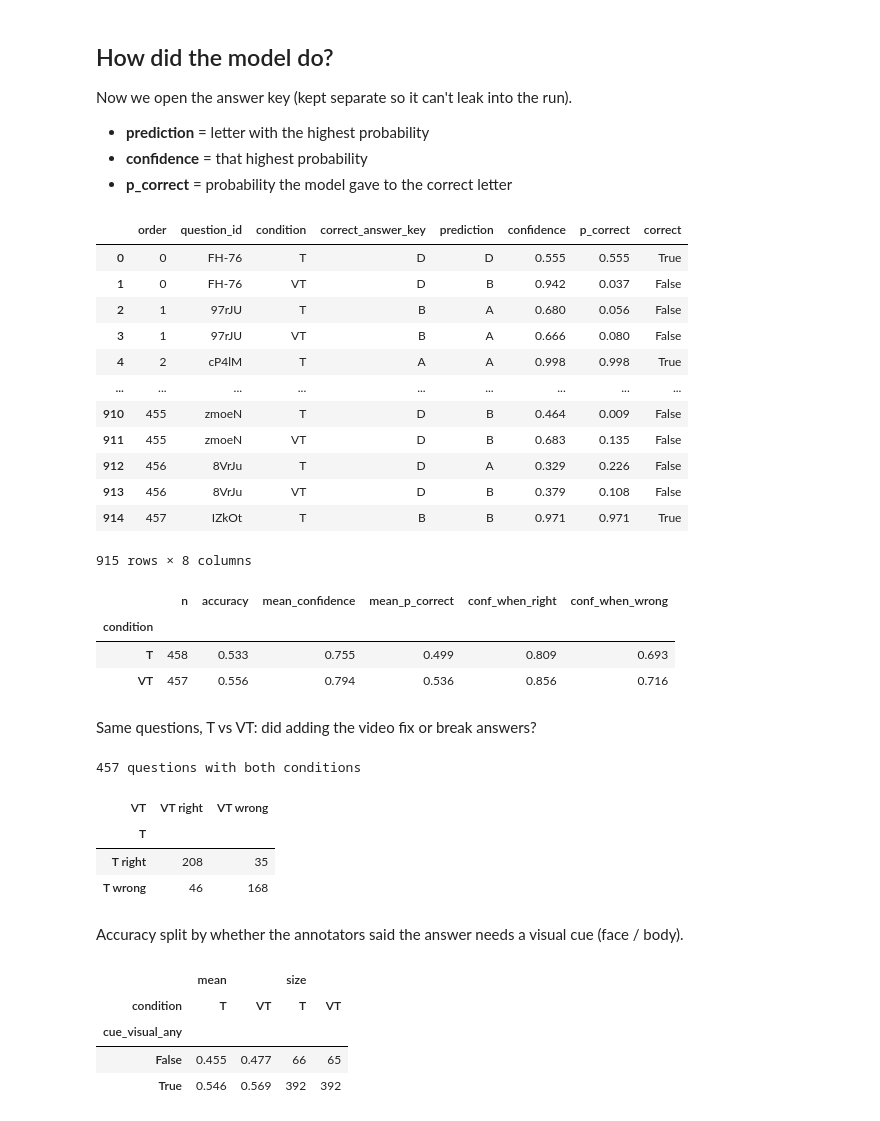
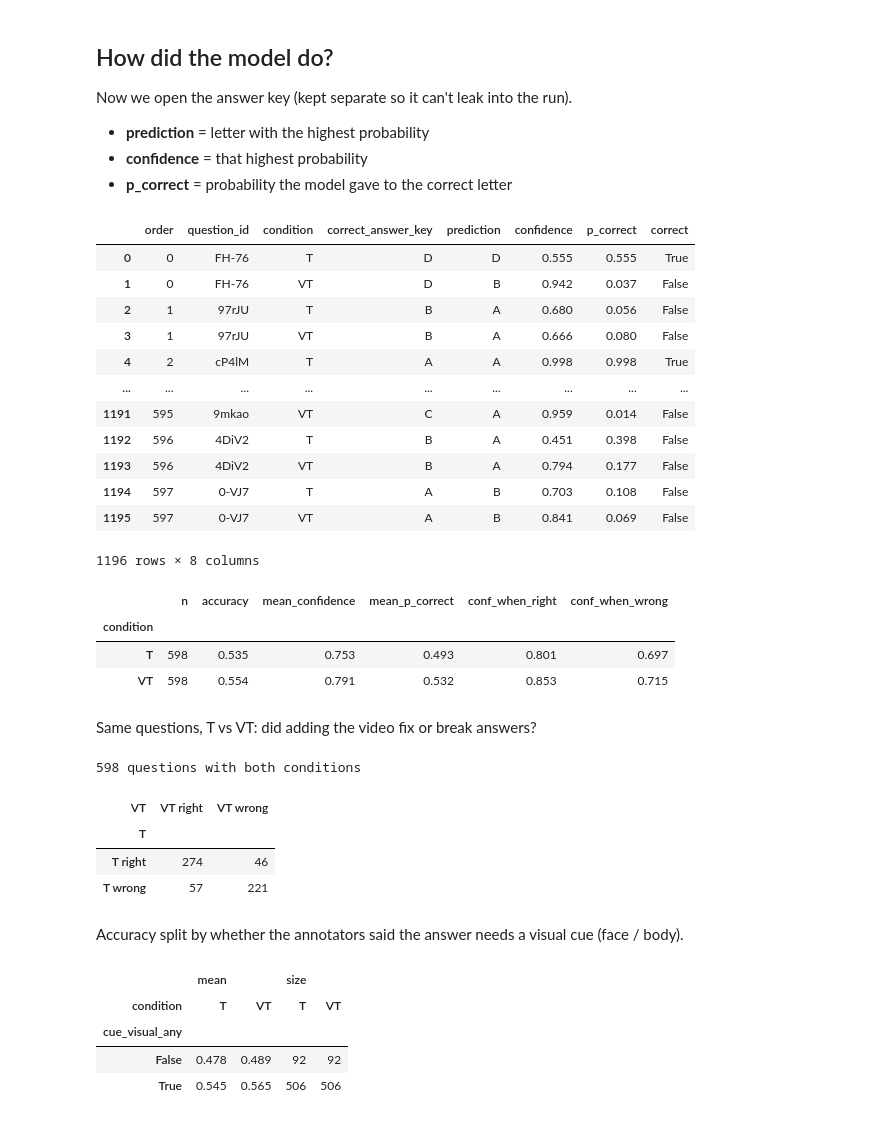
Before and after one commit to seriozh1/ai-alignment-demands-emotions, a Jupyter notebook: notebooks/04_run.ipynb, the cells around one changed output. Cells and saved outputs as stored; diff of their text form; code cells hidden in the pictures.

```diff
--- a/notebooks/04_run.ipynb
+++ b/notebooks/04_run.ipynb
@@ -143,31 +132,37 @@ Now we open the answer key (kept separate so it can't leak into the run).
 # %%
 import matplotlib.pyplot as plt
 from matplotlib.ticker import MaxNLocator
+
+FIGURES = ROOT / "outputs/figures"
+FIGURES.mkdir(exist_ok=True)
+COLORS = {"T": "tab:blue", "VT": "tab:orange"}
 
 keys = pd.read_parquet(ROOT / "data/processed/answer_keys.parquet")[["question_id", "correct_answer_key"]]
 cues = pd.read_parquet(ROOT / "data/processed/emotion_questions.parquet")[["question_id", "cue_visual_any"]]
 prob_cols = [f"prob_{L}" for L in qo.LETTERS]
 
-df = pd.read_json(OUT, lines=True).merge(keys, on="question_id").merge(cues, on="question_id")
+df = (pd.read_json(OUT, lines=True).drop_duplicates(["question_id", "condition"])
+      .merge(keys, on="question_id").merge(cues, on="question_id"))
+df = df[df.groupby("question_id").condition.transform("nunique") == 2]  # only questions with both T and VT
 df["prediction"] = df[prob_cols].idxmax(axis=1).str[-1]
 df["confidence"] = df[prob_cols].max(axis=1)
 df["p_correct"] = df.apply(lambda r: r[f"prob_{r.correct_answer_key}"], axis=1)
 df["correct"] = df["prediction"] == df["correct_answer_key"]
 df[["order", "question_id", "condition", "correct_answer_key", "prediction", "confidence", "p_correct", "correct"]].round(3)
 # %% [output]
 |  | order | question_id | condition | correct_answer_key | prediction | confidence | p_correct | correct |
 | 0 | 0 | FH-76 | T | D | D | 0.555 | 0.555 | True |
 | 1 | 0 | FH-76 | VT | D | B | 0.942 | 0.037 | False |
 | 2 | 1 | 97rJU | T | B | A | 0.680 | 0.056 | False |
 | 3 | 1 | 97rJU | VT | B | A | 0.666 | 0.080 | False |
 | 4 | 2 | cP4lM | T | A | A | 0.998 | 0.998 | True |
 | ... | ... | ... | ... | ... | ... | ... | ... | ... |
-| 910 | 455 | zmoeN | T | D | B | 0.464 | 0.009 | False |
-| 911 | 455 | zmoeN | VT | D | B | 0.683 | 0.135 | False |
-| 912 | 456 | 8VrJu | T | D | A | 0.329 | 0.226 | False |
-| 913 | 456 | 8VrJu | VT | D | B | 0.379 | 0.108 | False |
-| 914 | 457 | IZkOt | T | B | B | 0.971 | 0.971 | True |
+| 1191 | 595 | 9mkao | VT | C | A | 0.959 | 0.014 | False |
+| 1192 | 596 | 4DiV2 | T | B | A | 0.451 | 0.398 | False |
+| 1193 | 596 | 4DiV2 | VT | B | A | 0.794 | 0.177 | False |
+| 1194 | 597 | 0-VJ7 | T | A | B | 0.703 | 0.108 | False |
+| 1195 | 597 | 0-VJ7 | VT | A | B | 0.841 | 0.069 | False |
-915 rows × 8 columns
+1196 rows × 8 columns
 # %%
 summary = df.groupby("condition").agg(
     n=("correct", "size"),
@@ -181,8 +176,8 @@ summary.round(3)
 # %% [output]
 |  | n | accuracy | mean_confidence | mean_p_correct | conf_when_right | conf_when_wrong |
 | condition |  |  |  |  |  |  |
-| T | 458 | 0.533 | 0.755 | 0.499 | 0.809 | 0.693 |
-| VT | 457 | 0.556 | 0.794 | 0.536 | 0.856 | 0.716 |
+| T | 598 | 0.535 | 0.753 | 0.493 | 0.801 | 0.697 |
+| VT | 598 | 0.554 | 0.791 | 0.532 | 0.853 | 0.715 |
 # %% [markdown]
 Same questions, T vs VT: did adding the video fix or break answers?
 # %%
@@ -192,11 +187,11 @@ print(f"{len(wide)} questions with both conditions")
 pd.crosstab(wide["correct"]["T"].map({True: "T right", False: "T wrong"}),
             wide["correct"]["VT"].map({True: "VT right", False: "VT wrong"}))
 # %% [output]
-457 questions with both conditions
+598 questions with both conditions
 | VT | VT right | VT wrong |
 | T |  |  |
-| T right | 208 | 35 |
-| T wrong | 46 | 168 |
+| T right | 274 | 46 |
+| T wrong | 57 | 221 |
 # %% [markdown]
 Accuracy split by whether the annotators said the answer needs a visual cue (face / body).
 # %%
@@ -205,5 +200,5 @@ df.pivot_table(index="cue_visual_any", columns="condition", values="correct", ag
 |  | mean |  | size |  |
 | condition | T | VT | T | VT |
 | cue_visual_any |  |  |  |  |
-| False | 0.455 | 0.477 | 66 | 65 |
-| True | 0.546 | 0.569 | 392 | 392 |
+| False | 0.478 | 0.489 | 92 | 92 |
+| True | 0.545 | 0.565 | 506 | 506 |
```
Also changed, not shown: parts of 11 cells of this notebook, 2 other files.
